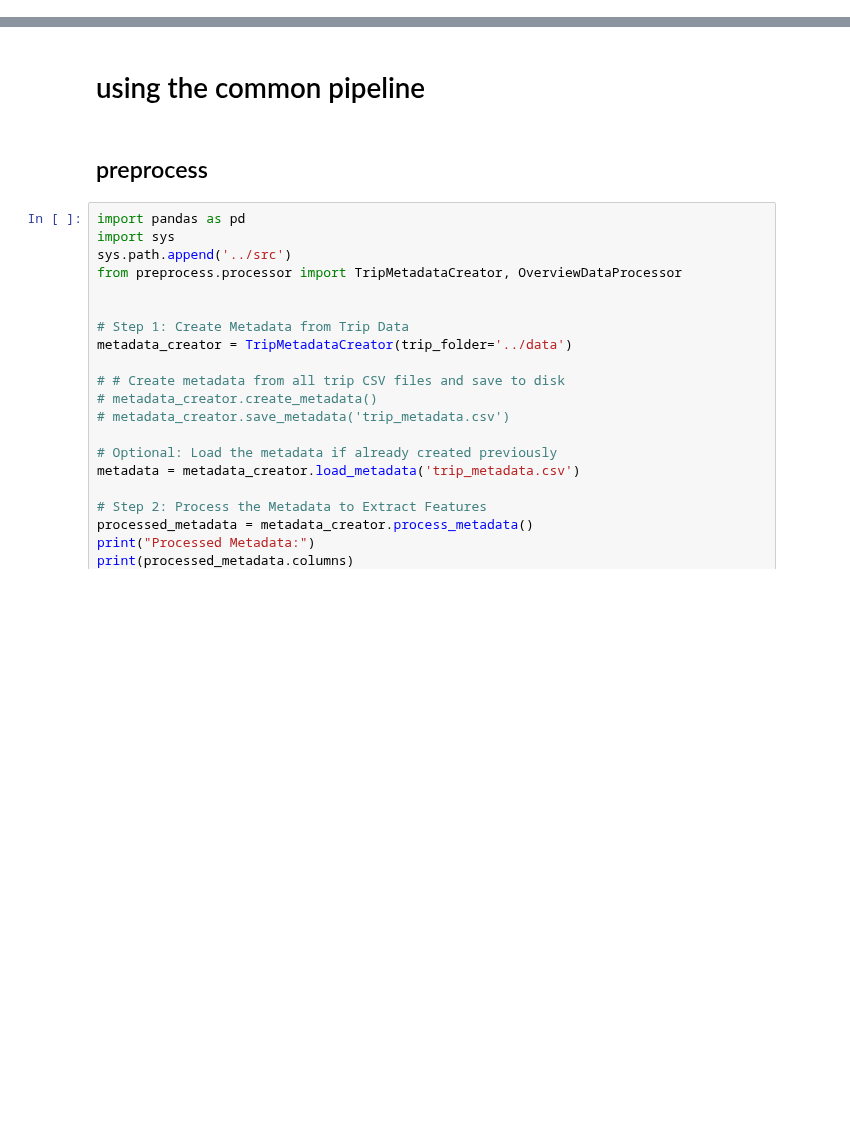
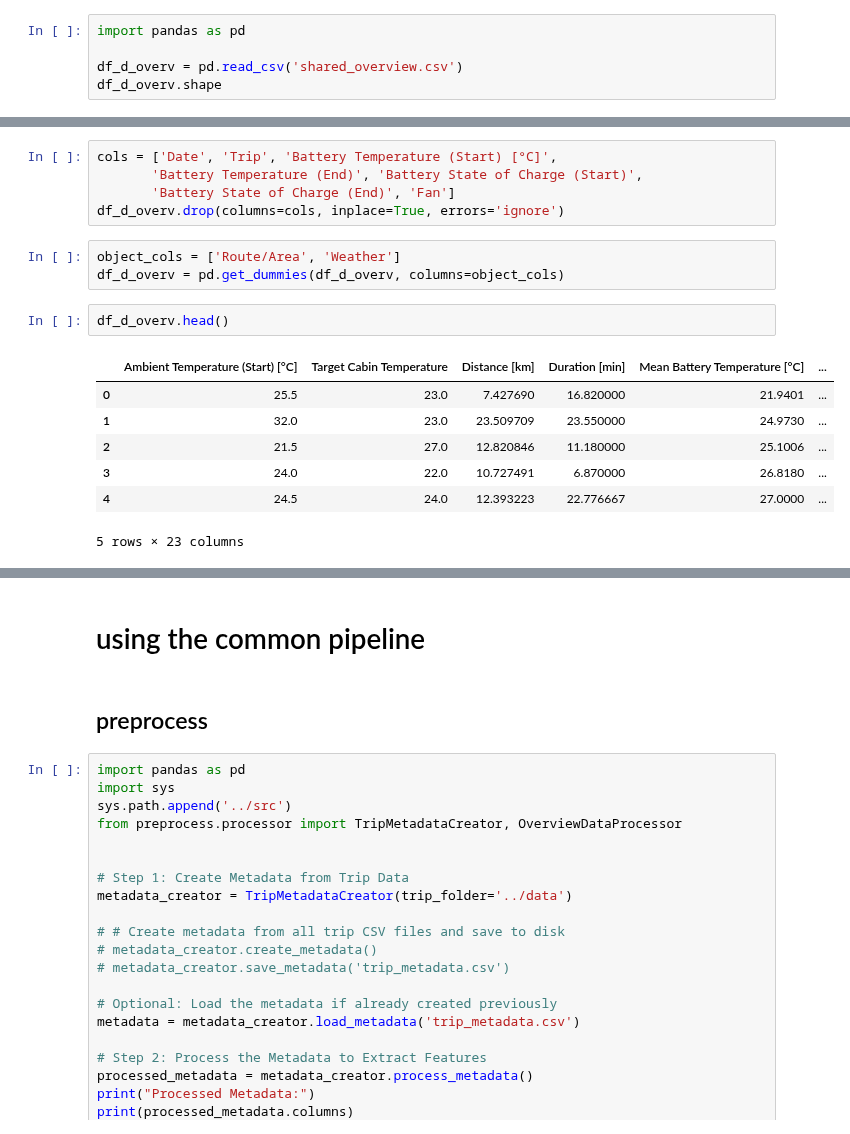
Before and after one commit to jshuang0520/final_project_602, a Jupyter notebook: notebooks/baseline_tree_model.ipynb, the cells around one changed output, grey strips where cells are left out. Drawn from its saved outputs; the diff is of its cells as text; blank space fills up the shorter version.

```diff
--- a/notebooks/baseline_tree_model.ipynb
+++ b/notebooks/baseline_tree_model.ipynb
@@ -0,0 +3,5 @@
+# %%
+import pandas as pd
+
+df_d_overv = pd.read_csv('shared_overview.csv')
+df_d_overv.shape
@@ -0,0 +20,18 @@
+# %%
+cols = ['Date', 'Trip', 'Battery Temperature (Start) [°C]',
+       'Battery Temperature (End)', 'Battery State of Charge (Start)',
+       'Battery State of Charge (End)', 'Fan']
+df_d_overv.drop(columns=cols, inplace=True, errors='ignore')
+# %%
+object_cols = ['Route/Area', 'Weather']
+df_d_overv = pd.get_dummies(df_d_overv, columns=object_cols)
+# %%
+df_d_overv.head()
+# %% [output]
+|  | Ambient Temperature (Start) [°C] | Target Cabin Temperature | Distance [km] | Duration [min] | Mean Battery Temperature [°C] | ... |
+| 0 | 25.5 | 23.0 | 7.427690 | 16.820000 | 21.9401 | ... |
+| 1 | 32.0 | 23.0 | 23.509709 | 23.550000 | 24.9730 | ... |
+| 2 | 21.5 | 27.0 | 12.820846 | 11.180000 | 25.1006 | ... |
+| 3 | 24.0 | 22.0 | 10.727491 | 6.870000 | 26.8180 | ... |
+| 4 | 24.5 | 24.0 | 12.393223 | 22.776667 | 27.0000 | ... |
+5 rows × 23 columns
```
Also changed, not shown: parts of 15 cells of this notebook.
